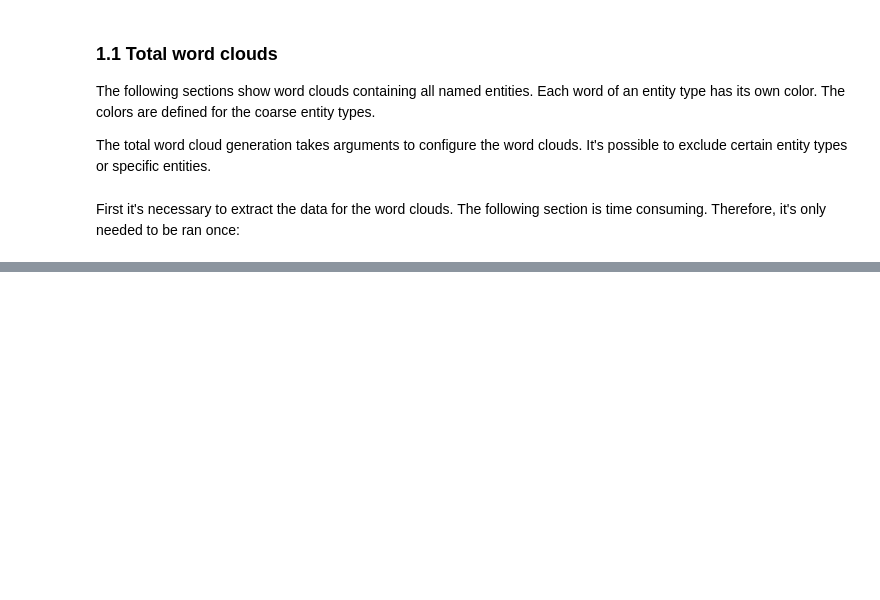
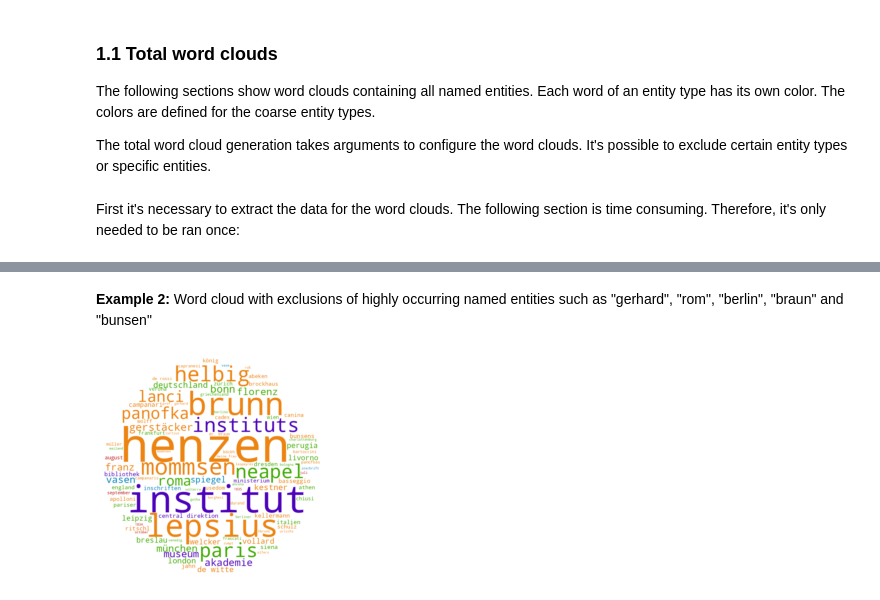
Before and after one commit to dainst/gelehrtenkorrespondenz-21, a Jupyter notebook: notebooks/corpus_analysis.ipynb, the cells around one changed output, grey strips where cells are left out. Drawn from its saved outputs; the diff is of its cells as text; code cells hidden in the pictures; blank space fills up the shorter version.

```diff
--- a/notebooks/corpus_analysis.ipynb
+++ b/notebooks/corpus_analysis.ipynb
@@ -143,0 +54,13 @@ generator.generate(file_path = file_path)
+# %% [markdown]
+**Example 2:**
+Word cloud with exclusions of highly occurring named entities such as "gerhard", "rom", "berlin", "braun" and "bunsen"
+# %%
+exclude_entities = ['gerhard', 'rom', 'berlin', 'braun', 'bunsen']
+
+output_path = 'resources/corpus_analysis/wordclouds/02_excluded_entities.png'
+
+generator.generate(
+    output_path = output_path,
+    exclude_entities = exclude_entities)
+# %% [output]
+[figure, added]
```
Also changed, not shown: parts of 43 cells of this notebook, 36 other files.
